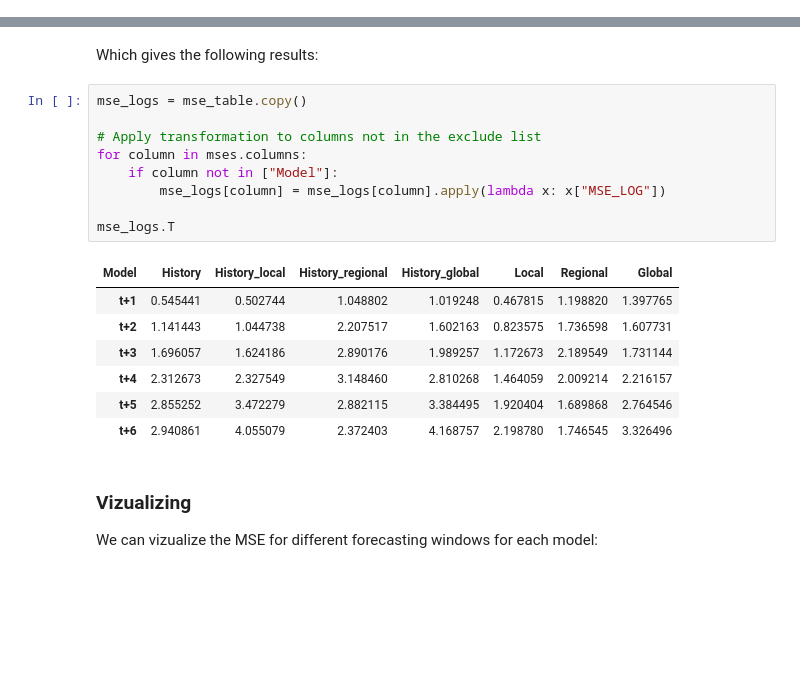
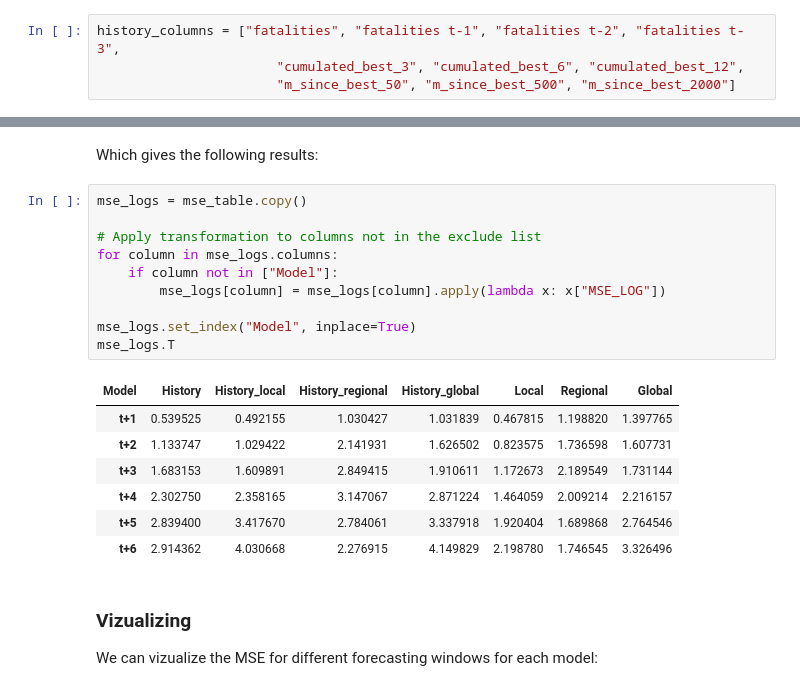
Before and after one commit to lboekestein/capstone, a Jupyter notebook: src/Predicting/Predicting.ipynb, the cells around one changed output, grey strips where cells are left out. Saved outputs shown, nothing was run; the diff lists cells and outputs as text; blank space fills up the shorter version.

```diff
--- a/src/Predicting/Predicting.ipynb
+++ b/src/Predicting/Predicting.ipynb
@@ -51,6 +51,10 @@ predictor_columns = data_dict["pred_columns"]
 history_columns = data_dict["hist_columns"]
 themes_columns = data_dict["theme_columns"]
 change_columns = data_dict["change_columns"]
+# %%
+history_columns = ["fatalities", "fatalities t-1", "fatalities t-2", "fatalities t-3",
+                       "cumulated_best_3", "cumulated_best_6", "cumulated_best_12",
+                       "m_since_best_50", "m_since_best_500", "m_since_best_2000"]
 # %% [markdown]
 ### Functions for predicting
 # %% [markdown]
@@ -399,20 +428,21 @@ Which gives the following results:
 # %%
 mse_logs = mse_table.copy()
 
 # Apply transformation to columns not in the exclude list
-for column in mses.columns:
+for column in mse_logs.columns:
     if column not in ["Model"]:
         mse_logs[column] = mse_logs[column].apply(lambda x: x["MSE_LOG"])
 
+mse_logs.set_index("Model", inplace=True)
 mse_logs.T
 # %% [output]
 | Model | History | History_local | History_regional | History_global | Local | Regional | Global |
-| t+1 | 0.545441 | 0.502744 | 1.048802 | 1.019248 | 0.467815 | 1.198820 | 1.397765 |
-| t+2 | 1.141443 | 1.044738 | 2.207517 | 1.602163 | 0.823575 | 1.736598 | 1.607731 |
-| t+3 | 1.696057 | 1.624186 | 2.890176 | 1.989257 | 1.172673 | 2.189549 | 1.731144 |
-| t+4 | 2.312673 | 2.327549 | 3.148460 | 2.810268 | 1.464059 | 2.009214 | 2.216157 |
-| t+5 | 2.855252 | 3.472279 | 2.882115 | 3.384495 | 1.920404 | 1.689868 | 2.764546 |
-| t+6 | 2.940861 | 4.055079 | 2.372403 | 4.168757 | 2.198780 | 1.746545 | 3.326496 |
+| t+1 | 0.539525 | 0.492155 | 1.030427 | 1.031839 | 0.467815 | 1.198820 | 1.397765 |
+| t+2 | 1.133747 | 1.029422 | 2.141931 | 1.626502 | 0.823575 | 1.736598 | 1.607731 |
+| t+3 | 1.683153 | 1.609891 | 2.849415 | 1.910611 | 1.172673 | 2.189549 | 1.731144 |
+| t+4 | 2.302750 | 2.358165 | 3.147067 | 2.871224 | 1.464059 | 2.009214 | 2.216157 |
+| t+5 | 2.839400 | 3.417670 | 2.784061 | 3.337918 | 1.920404 | 1.689868 | 2.764546 |
+| t+6 | 2.914362 | 4.030668 | 2.276915 | 4.149829 | 2.198780 | 1.746545 | 3.326496 |
 # %% [markdown]
 ### Vizualizing
 
```
Also changed, not shown: parts of 10 cells of this notebook, 5 other files.
